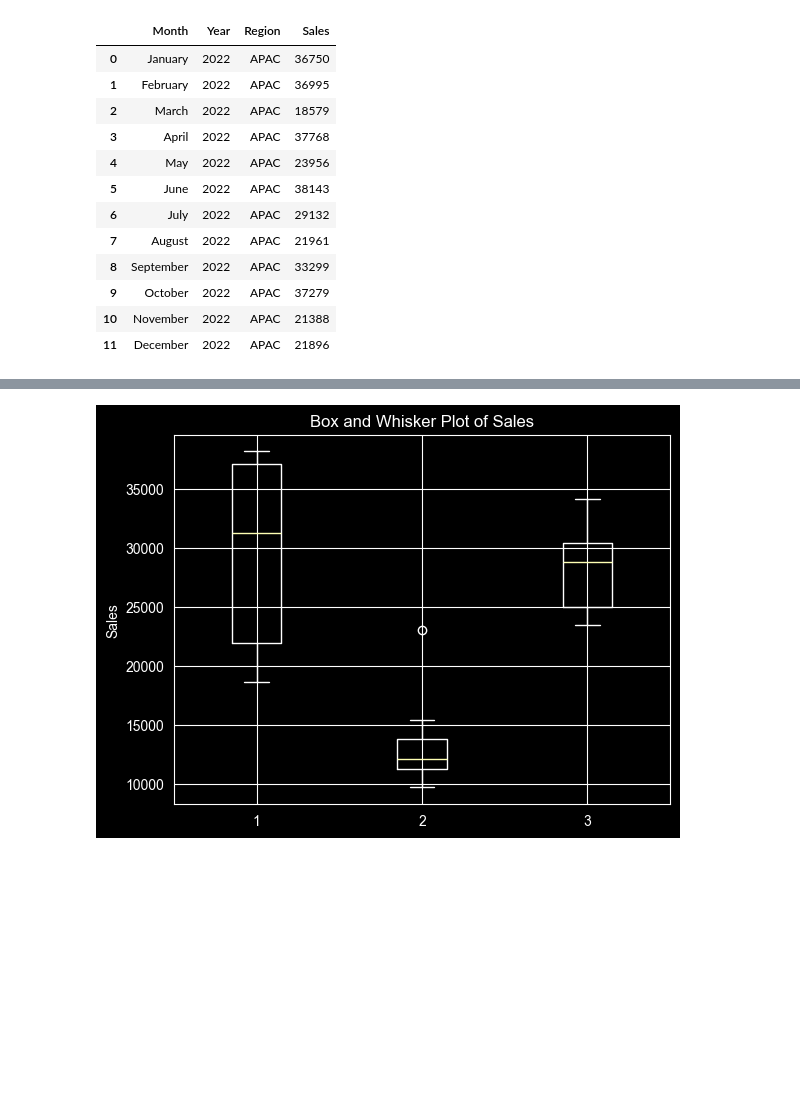
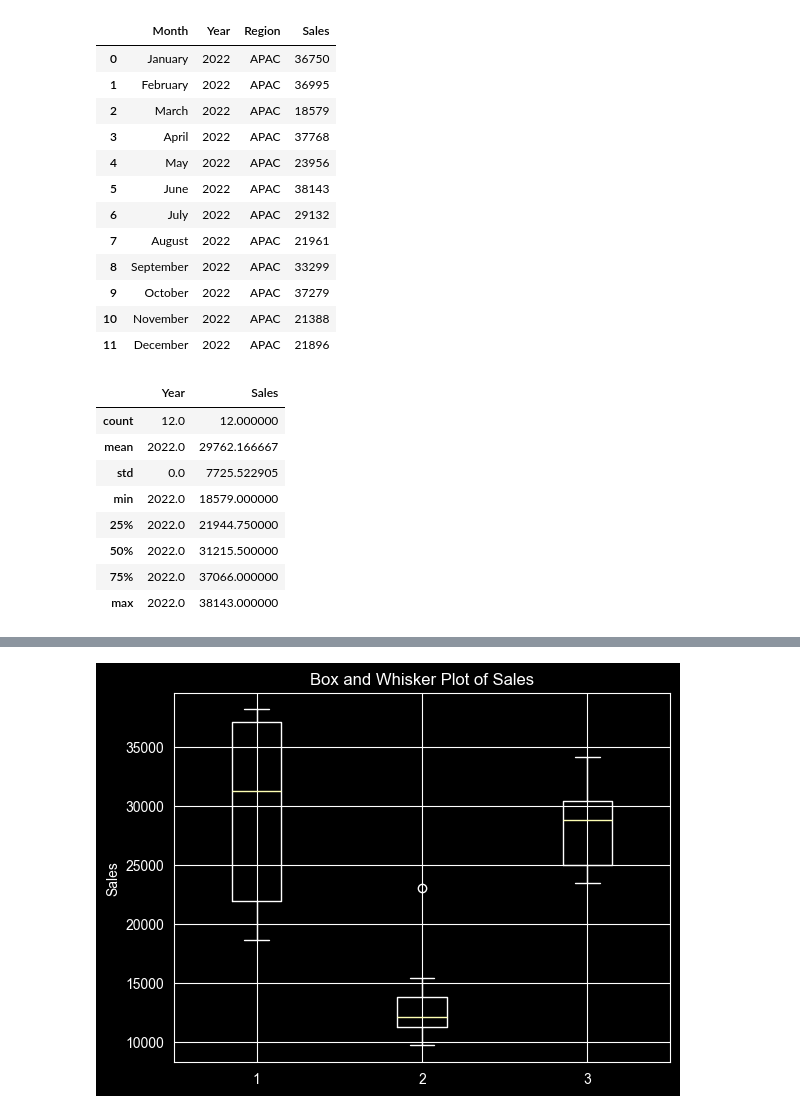
Before and after one commit to minhaz74692/AI-ML-Basics, a Jupyter notebook: Statistics-Maths/outlier_detection_by_box-plot.ipynb, the cells around one changed output, grey strips where cells are left out. Saved outputs shown, nothing was run; the diff lists cells and outputs as text; code cells hidden in the pictures; blank space fills up the shorter version.

```diff
--- a/Statistics-Maths/outlier_detection_by_box-plot.ipynb
+++ b/Statistics-Maths/outlier_detection_by_box-plot.ipynb
@@ -36,0 +42,12 @@ df_APAC
+# %%
+df_APAC.describe()
+# %% [output]
+|  | Year | Sales |
+| count | 12.0 | 12.000000 |
+| mean | 2022.0 | 29762.166667 |
+| std | 0.0 | 7725.522905 |
+| min | 2022.0 | 18579.000000 |
+| 25% | 2022.0 | 21944.750000 |
+| 50% | 2022.0 | 31215.500000 |
+| 75% | 2022.0 | 37066.000000 |
+| max | 2022.0 | 38143.000000 |
```
Also changed, not shown: parts of 8 cells of this notebook.
